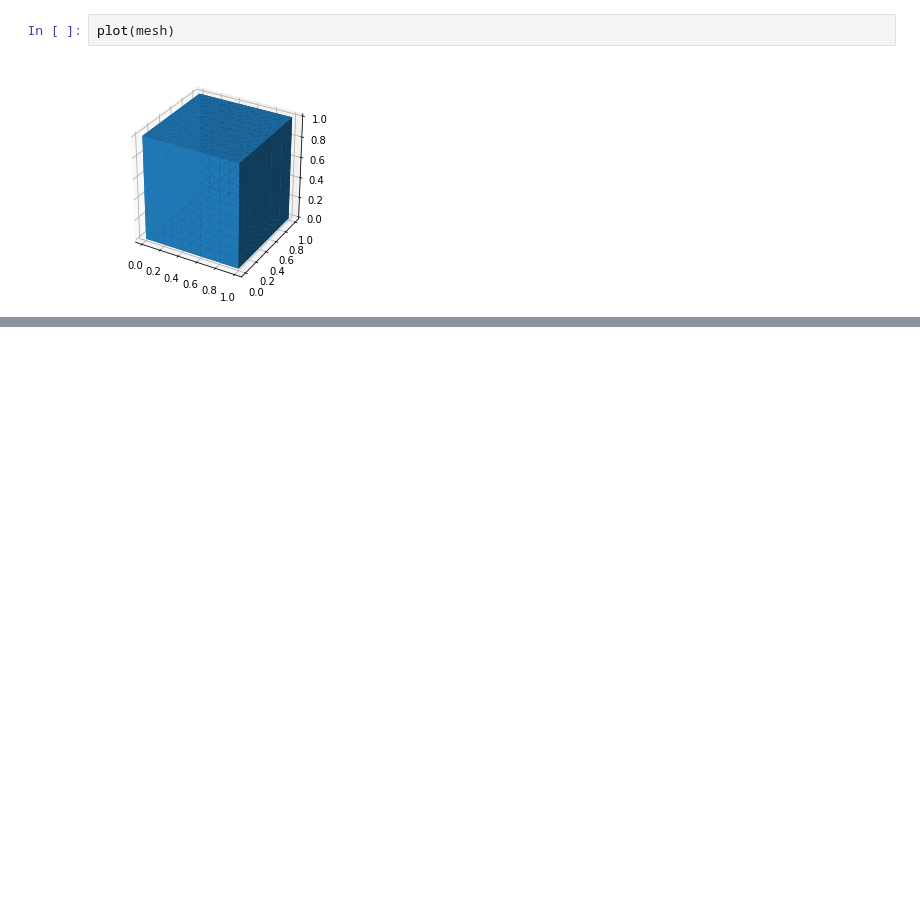
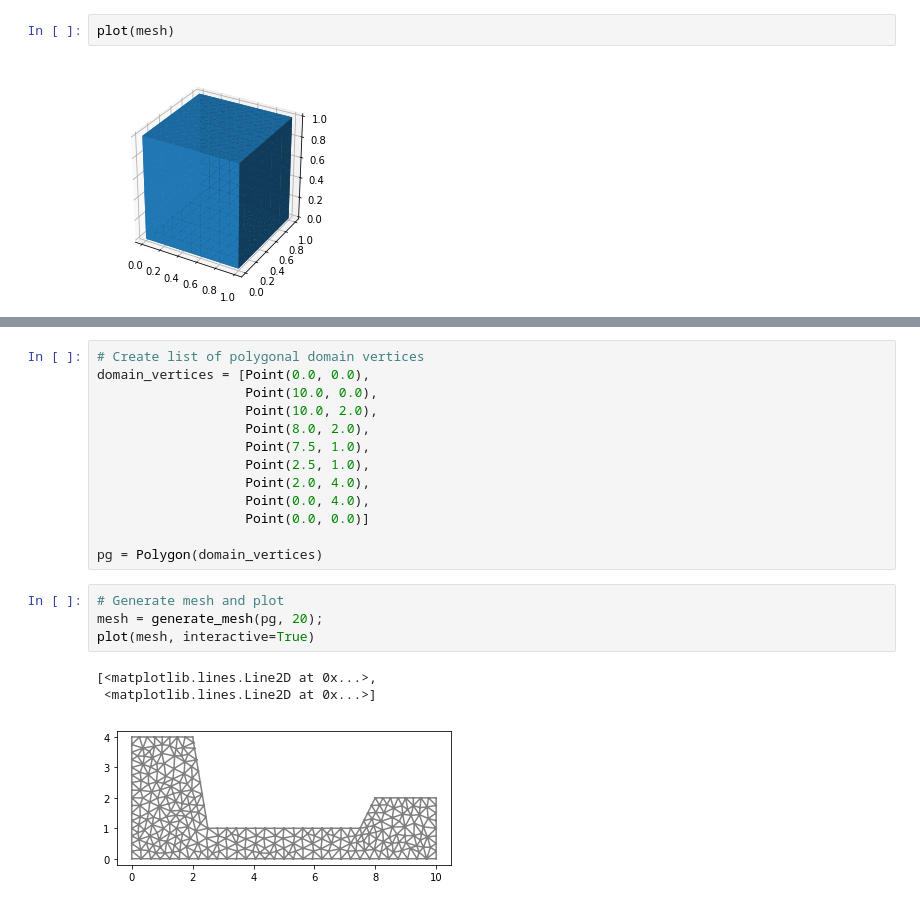
Before and after one commit to unifem/fenics-notes, a Jupyter notebook: notebooks/mesh_generation.ipynb, the cells around one changed output, grey strips where cells are left out. Drawn from its saved outputs; the diff is of its cells as text; blank space fills up the shorter version.

Commit message:
Updated mesh generation

```diff
--- a/notebooks/mesh_generation.ipynb
+++ b/notebooks/mesh_generation.ipynb
@@ -308,0 +29,21 @@ To export meshes from FEniCS, one should check the volumes, and if the volume of
+# %%
+# Create list of polygonal domain vertices
+domain_vertices = [Point(0.0, 0.0),
+                   Point(10.0, 0.0),
+                   Point(10.0, 2.0),
+                   Point(8.0, 2.0),
+                   Point(7.5, 1.0),
+                   Point(2.5, 1.0),
+                   Point(2.0, 4.0),
+                   Point(0.0, 4.0),
+                   Point(0.0, 0.0)]
+
+pg = Polygon(domain_vertices)
+# %%
+# Generate mesh and plot
+mesh = generate_mesh(pg, 20);
+plot(mesh, interactive=True)
+# %% [output]
+[<matplotlib.lines.Line2D at 0x...>,
+ <matplotlib.lines.Line2D at 0x...>]
+[figure, added]
```
Also changed, not shown: parts of 62 cells of this notebook, 1 other file.
